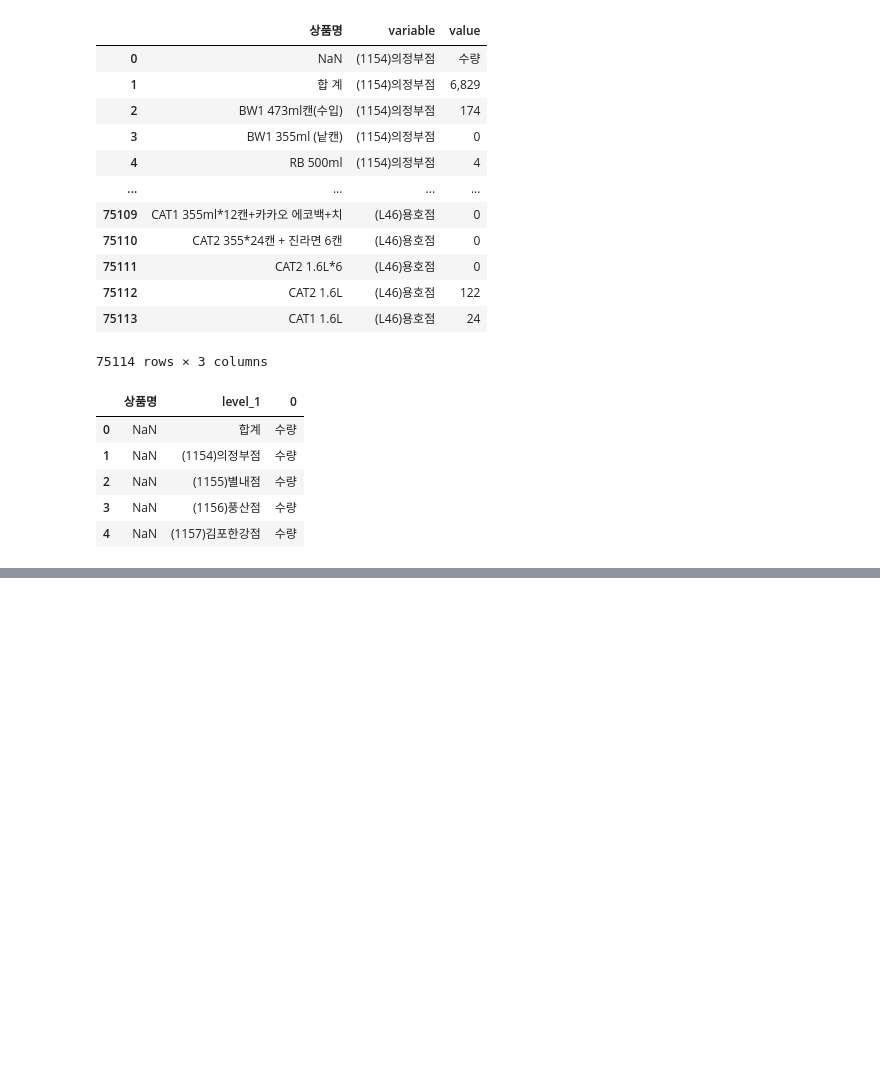
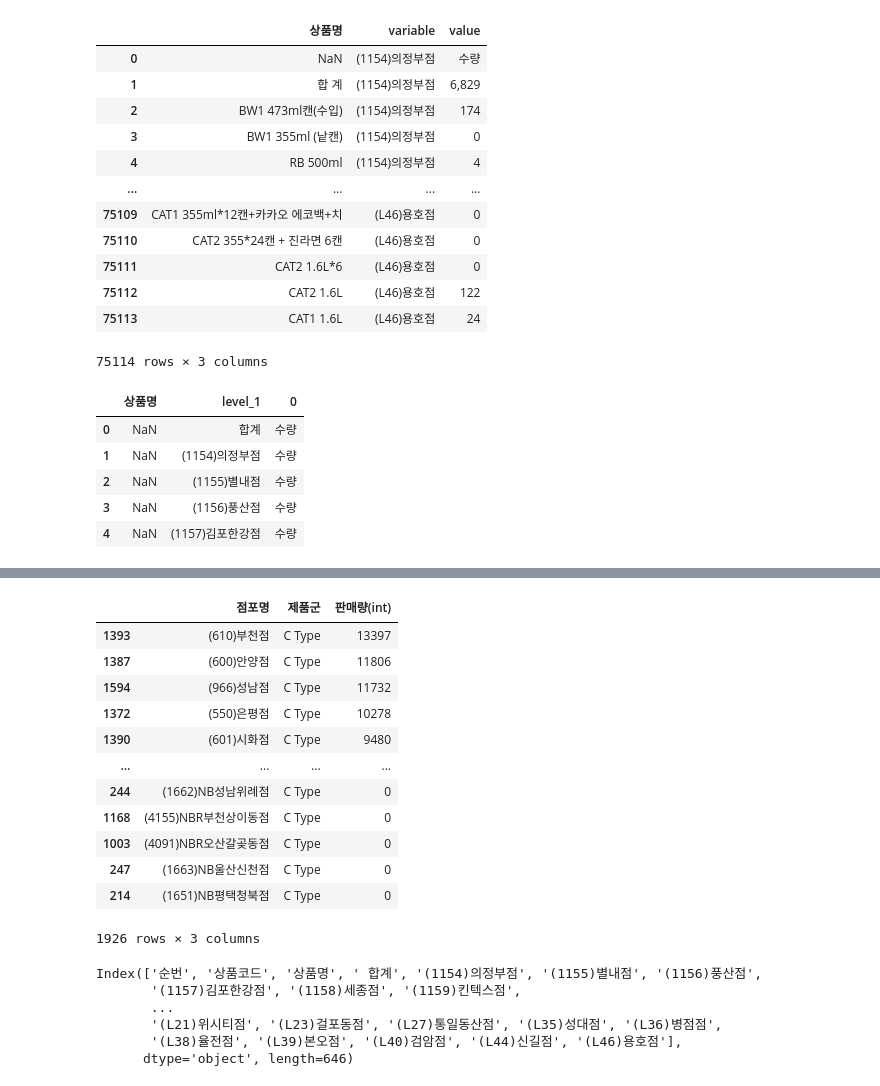
Before and after one commit to won195/TIL, a Jupyter notebook: Pandas를_이용한_회사에서_나오는_엑셀_데이터_처리.ipynb, the cells around one changed output, grey strips where cells are left out. Saved outputs shown, nothing was run; the diff lists cells and outputs as text; code cells hidden in the pictures; blank space fills up the shorter version.

```diff
--- a/Pandas를_이용한_회사에서_나오는_엑셀_데이터_처리.ipynb
+++ b/Pandas를_이용한_회사에서_나오는_엑셀_데이터_처리.ipynb
@@ -110,0 +220,26 @@ df2.loc[(~cond1)&(cond2)&(cond3)]
+# %%
+df7 = df6.sort_values(by='판매량(int)',ascending=False)
+df7
+# %% [output]
+|  | 점포명 | 제품군 | 판매량(int) |
+| 1393 | (610)부천점 | C Type | 13397 |
+| 1387 | (600)안양점 | C Type | 11806 |
+| 1594 | (966)성남점 | C Type | 11732 |
+| 1372 | (550)은평점 | C Type | 10278 |
+| 1390 | (601)시화점 | C Type | 9480 |
+| ... | ... | ... | ... |
+| 244 | (1662)NB성남위례점 | C Type | 0 |
+| 1168 | (4155)NBR부천상이동점 | C Type | 0 |
+| 1003 | (4091)NBR오산갈곶동점 | C Type | 0 |
+| 247 | (1663)NB울산신천점 | C Type | 0 |
+| 214 | (1651)NB평택청북점 | C Type | 0 |
+1926 rows × 3 columns
+# %%
+df1.columns
+# %% [output]
+Index(['순번', '상품코드', '상품명', ' 합계', '(1154)의정부점', '(1155)별내점', '(1156)풍산점',
+       '(1157)김포한강점', '(1158)세종점', '(1159)킨텍스점',
+       ...
+       '(L21)위시티점', '(L23)걸포동점', '(L27)통일동산점', '(L35)성대점', '(L36)병점점',
+       '(L38)율전점', '(L39)본오점', '(L40)검암점', '(L44)신길점', '(L46)용호점'],
+      dtype='object', length=646)
```
Also changed, not shown: parts of 16 cells of this notebook.
